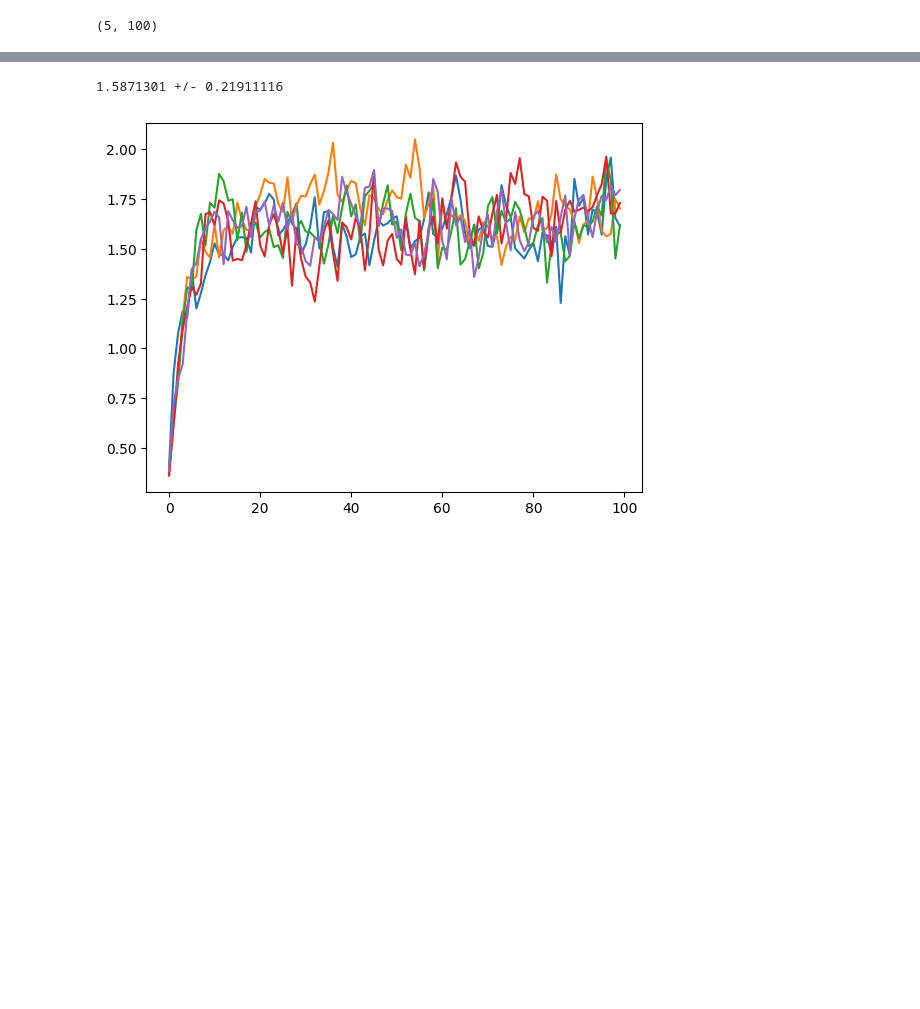
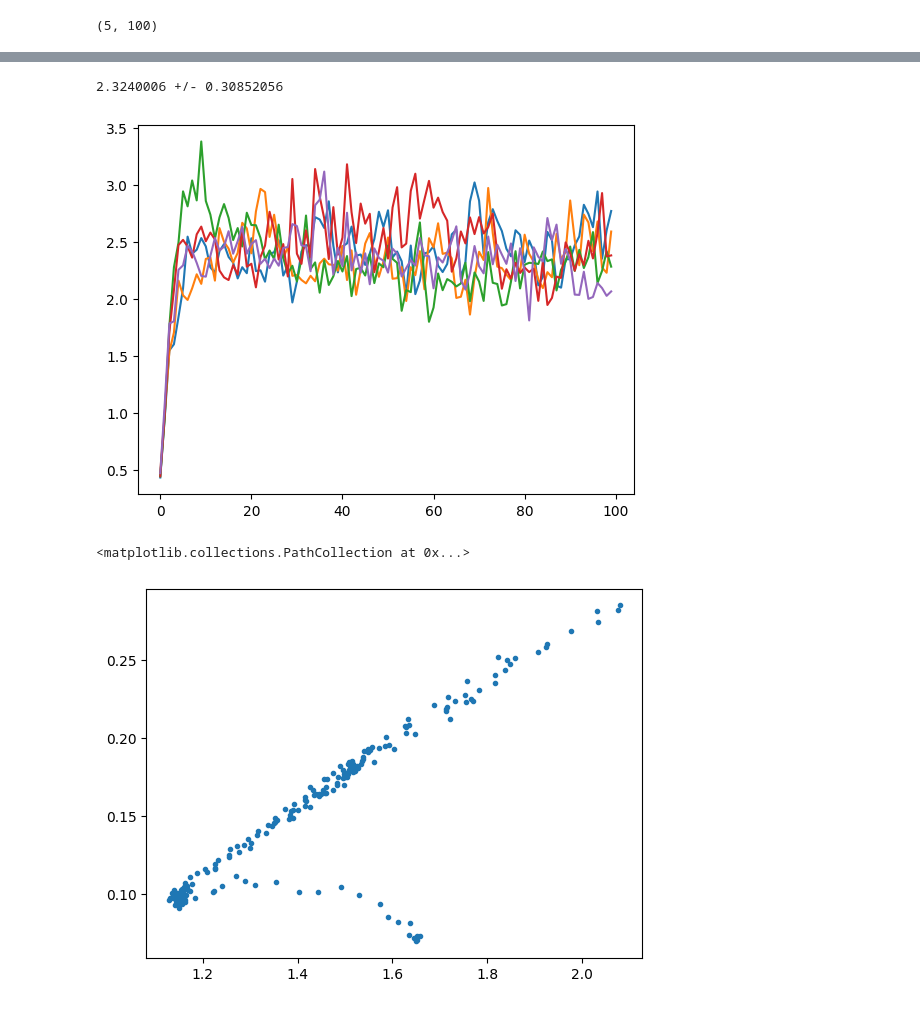
Before and after one commit to cybershiptrooper/ConceptPercolation, a Jupyter notebook: load_llc.ipynb, the cells around one changed output, grey strips where cells are left out. Saved outputs shown, nothing was run; the diff lists cells and outputs as text; code cells hidden in the pictures; blank space fills up the shorter version.

```diff
--- a/load_llc.ipynb
+++ b/load_llc.ipynb
@@ -66,9 +75,18 @@ for trace in meaned_traces:
 # %%
-idx = -1
+idx = -30
 for trace in llc_traces[idx]:
     plt.plot(trace)
 
 print(llc_traces[idx][-1].mean(), "+/-", llc_traces[idx][-1].std())
 # %% [output]
-1.5871301 +/- 0.21911116
+2.3240006 +/- 0.30852056
-[figure, old version]
+[figure, new version]
+# %%
+plt.scatter(
+    [llc_traces[idx].mean(axis = -1).mean() for idx in range(len(llc_traces))],
+    [llc_traces[idx].std(axis = -1).mean() for idx in range(len(llc_traces))],
+    marker='.',
+)
+# %% [output]
+<matplotlib.collections.PathCollection at 0x...>
+[figure, added]
```
Also changed, not shown: parts of 3 cells of this notebook, 4 other files.
